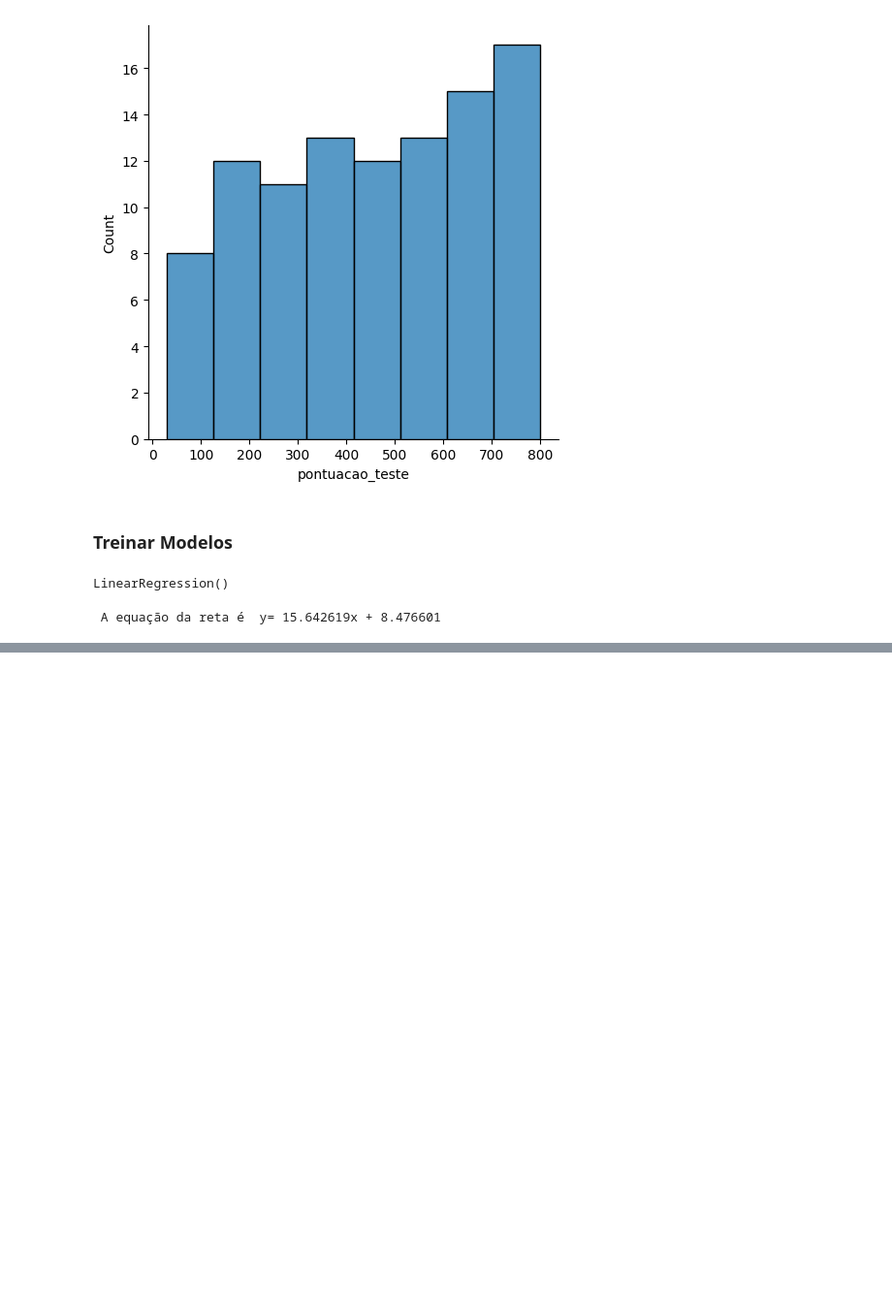
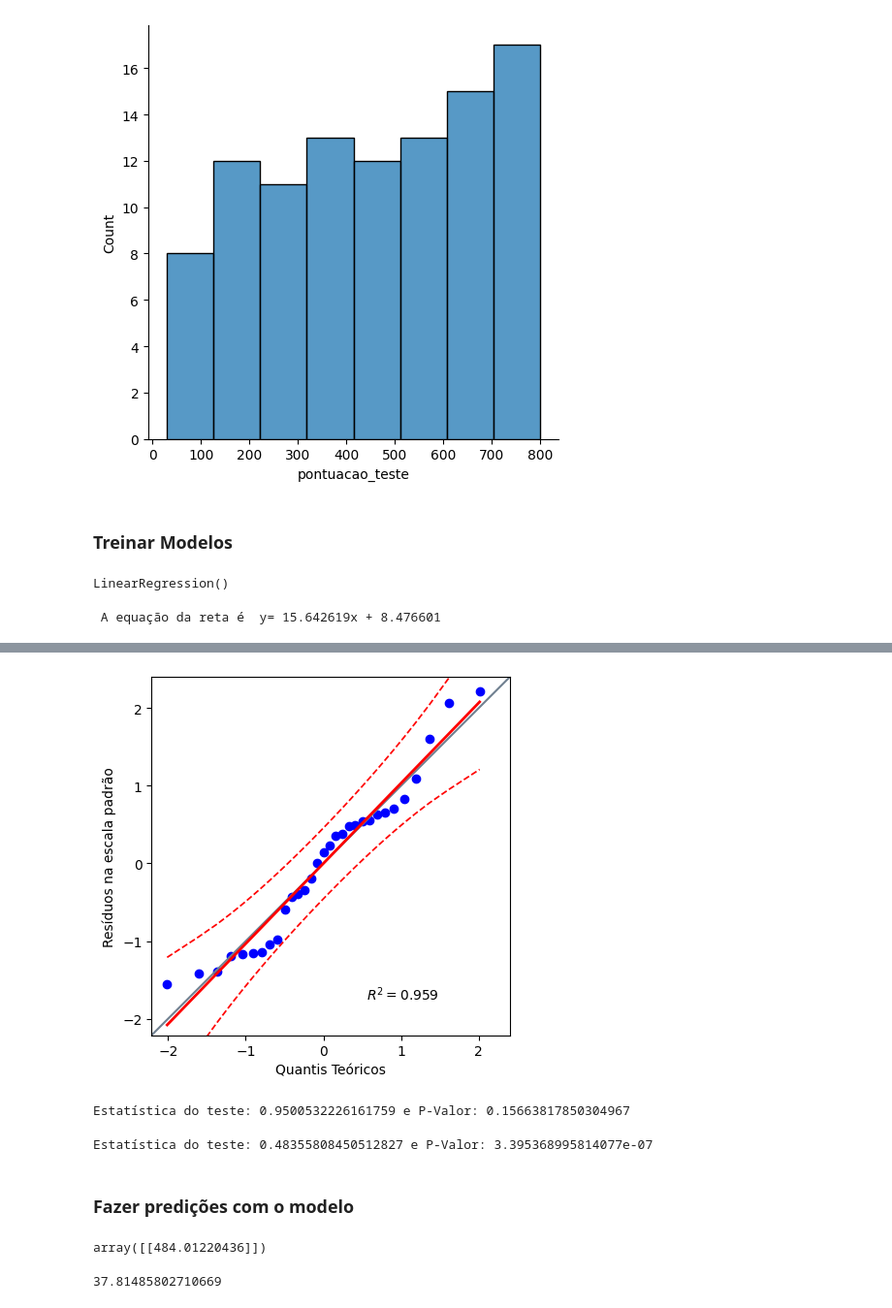
Before and after one commit to angelresende/modelo_pontuacao, a Jupyter notebook: modelo_pontuacao.ipynb, the cells around one changed output, grey strips where cells are left out. Shown: that part at 97% size. Drawn from its saved outputs; the diff is of its cells as text; code cells hidden in the pictures; blank space fills up the shorter version.

```diff
--- a/modelo_pontuacao.ipynb
+++ b/modelo_pontuacao.ipynb
@@ -136,0 +204,47 @@ print(" A equação da reta é  y= {:4f}x + {:4f}".format(reg_model.coef_[0][0],
+# %%
+# Checar se residuos seguem uma distribuição normal
+# QQ (Quantile-Quantile) Plot, que avalia de uma amostr asegue uma distruição normal
+import pingouin as pg
+pg.qqplot(residuos_std, dist='norm', confidence=0.95)
+plt.xlabel('Quantis Teóricos')
+plt.ylabel('Resíduos na escala padrão')
+plt.show()
+# %% [output]
+[figure, added]
+# %%
+# Teste de Normalidade - Shapiro Wirk
+# H0 - Segue distribuição normal
+# H1 - Não segue distruição normal
+# Se o p-valor > 0.05 não rejetia H0, caso contrário rejeitamos
+
+stat_shapiro, p_valor_shapiro = shapiro(residuos.reshape(-1))
+print("Estatística do teste: {} e P-Valor: {}".format(stat_shapiro, p_valor_shapiro))
+# %% [output]
+Estatística do teste: 0.9500532226161759 e P-Valor: 0.15663817850304967
+# %%
+# Teste de Normalidade - Kolmogorov-Smirnov
+# H0 - Segue distribuição normal
+# H1 - Não segue distruição normal
+# Se o p-valor > 0.05 não rejetia H0, caso contrário rejeitamos
+
+stat_ks, p_valor_ks = kstest(residuos.reshape(-1), 'norm')
+print("Estatística do teste: {} e P-Valor: {}".format(stat_ks, p_valor_ks))
+# %% [output]
+Estatística do teste: 0.48355808450512827 e P-Valor: 3.395368995814077e-07
+# %% [markdown]
+### Fazer predições com o modelo
+# %%
+# Se eu estudar 30.4 horas, qual a pontuação prevista para o modelo?
+reg_model.predict([[30.4]])
+# %% [output]
+array([[484.01220436]])
+# %%
+# Quantas horas estudar para tirar 600 pontos, considerando o modelo?
+# y = aX + b
+# y - b = ax
+# (y - b) / a = x
+# x = (y - b) / a
+
+(600 - reg_model.intercept_[0]) / reg_model.coef_[0][0]
+# %% [output]
+37.81485802710669
```
Also changed, not shown: parts of 13 cells of this notebook, 2 other files.
